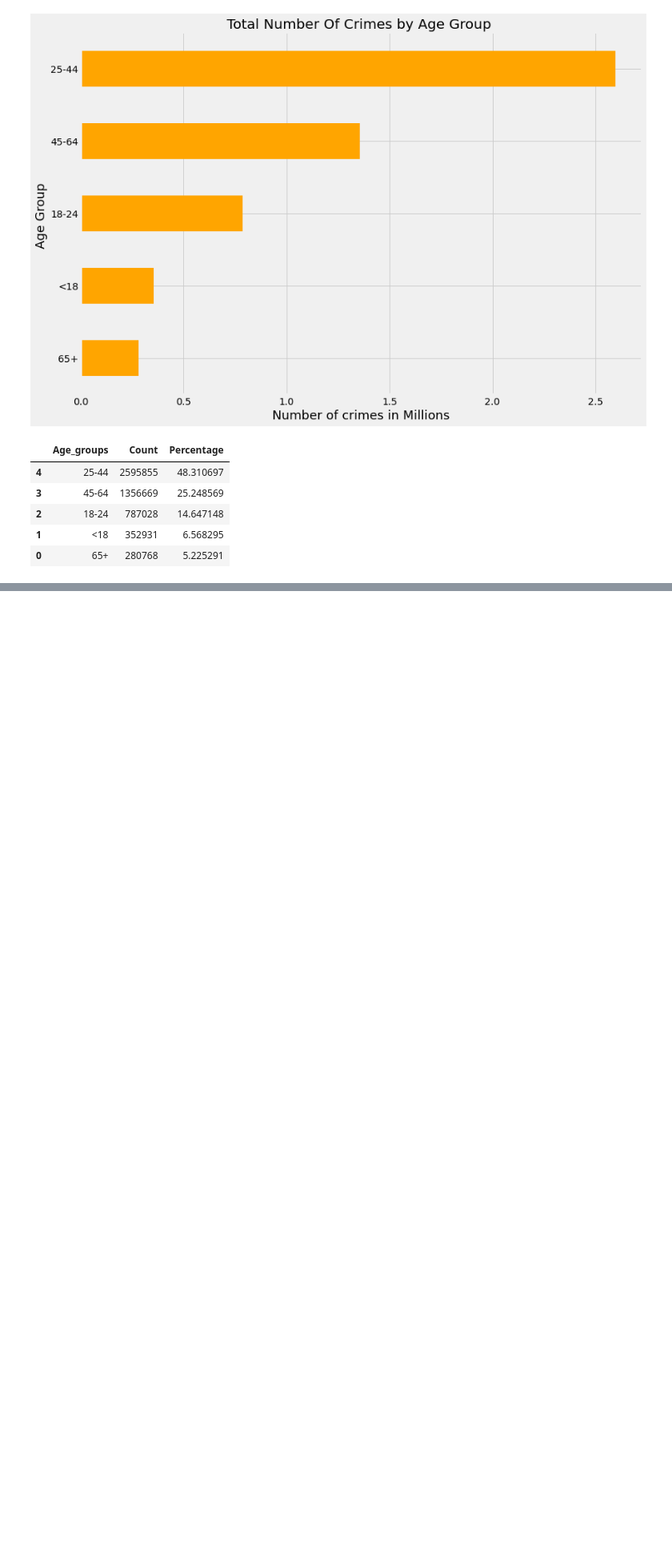
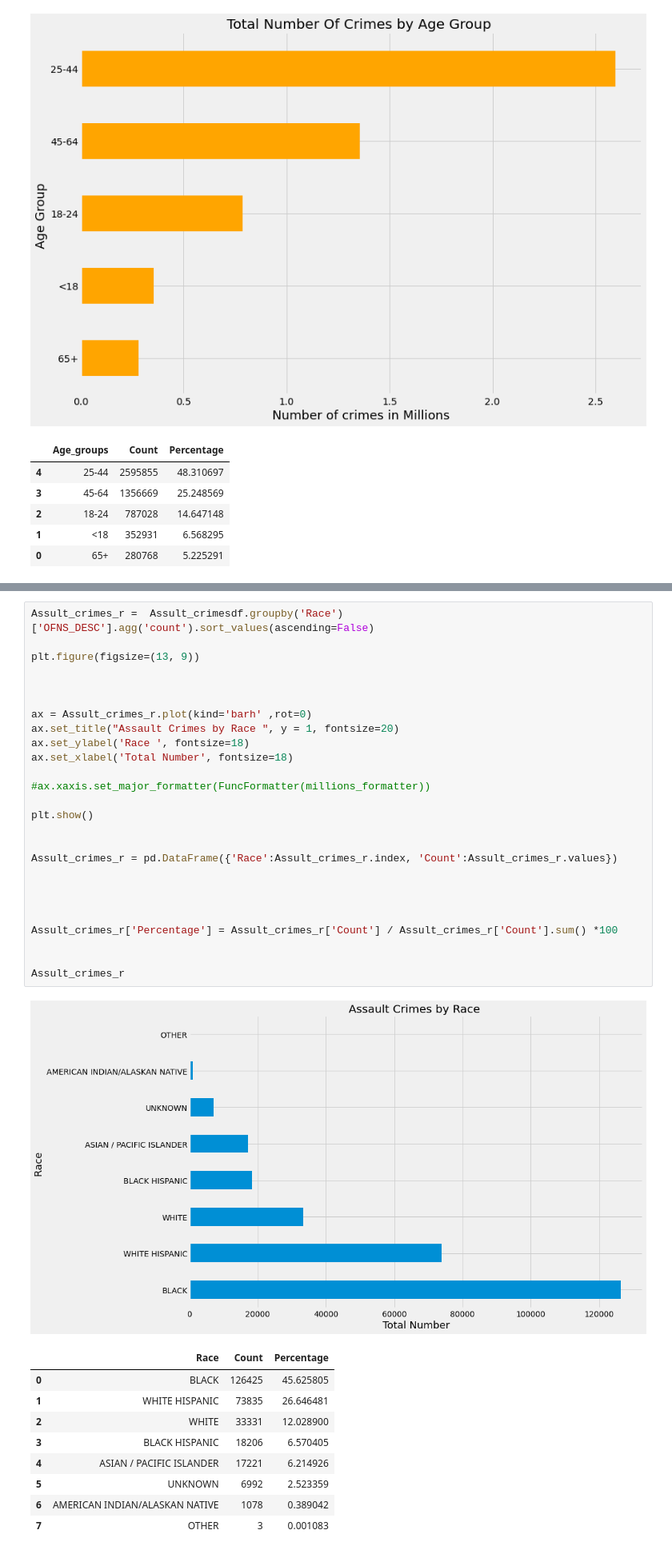
Before and after one commit to moutasam/NYC-Complaints-Python-Project, a Jupyter notebook: NYC Crimes Analysis.ipynb, the cells around one changed output, grey strips where cells are left out. Shown at 80% size. Saved outputs shown, nothing was run; the diff lists cells and outputs as text; blank space fills up the shorter version.

```diff
--- a/NYC Crimes Analysis.ipynb
+++ b/NYC Crimes Analysis.ipynb
@@ -911,0 +859,37 @@ Assult_crimes_r
+# %%
+Assult_crimes_r =  Assult_crimesdf.groupby('Race')['OFNS_DESC'].agg('count').sort_values(ascending=False)
+
+plt.figure(figsize=(13, 9))
+
+
+
+ax = Assult_crimes_r.plot(kind='barh' ,rot=0)
+ax.set_title("Assault Crimes by Race ", y = 1, fontsize=20)
+ax.set_ylabel('Race ', fontsize=18)
+ax.set_xlabel('Total Number', fontsize=18)
+
+#ax.xaxis.set_major_formatter(FuncFormatter(millions_formatter))
+
+plt.show()
+
+
+Assult_crimes_r = pd.DataFrame({'Race':Assult_crimes_r.index, 'Count':Assult_crimes_r.values})
+
+
+
+
+Assult_crimes_r['Percentage'] = Assult_crimes_r['Count'] / Assult_crimes_r['Count'].sum() *100
+
+
+Assult_crimes_r
+# %% [output]
+[figure, added]
+|  | Race | Count | Percentage |
+| 0 | BLACK | 126425 | 45.625805 |
+| 1 | WHITE HISPANIC | 73835 | 26.646481 |
+| 2 | WHITE | 33331 | 12.028900 |
+| 3 | BLACK HISPANIC | 18206 | 6.570405 |
+| 4 | ASIAN / PACIFIC ISLANDER | 17221 | 6.214926 |
+| 5 | UNKNOWN | 6992 | 2.523359 |
+| 6 | AMERICAN INDIAN/ALASKAN NATIVE | 1078 | 0.389042 |
+| 7 | OTHER | 3 | 0.001083 |
```
Also changed, not shown: parts of 11 cells of this notebook.
